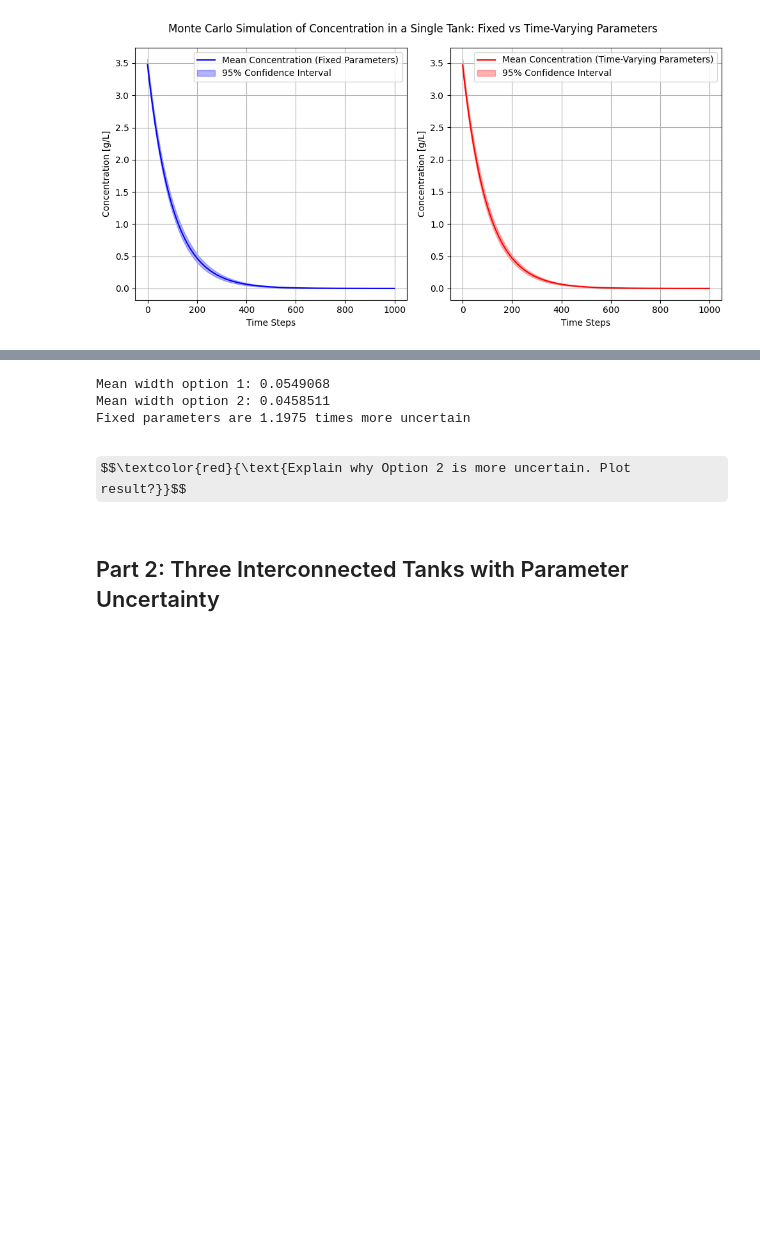
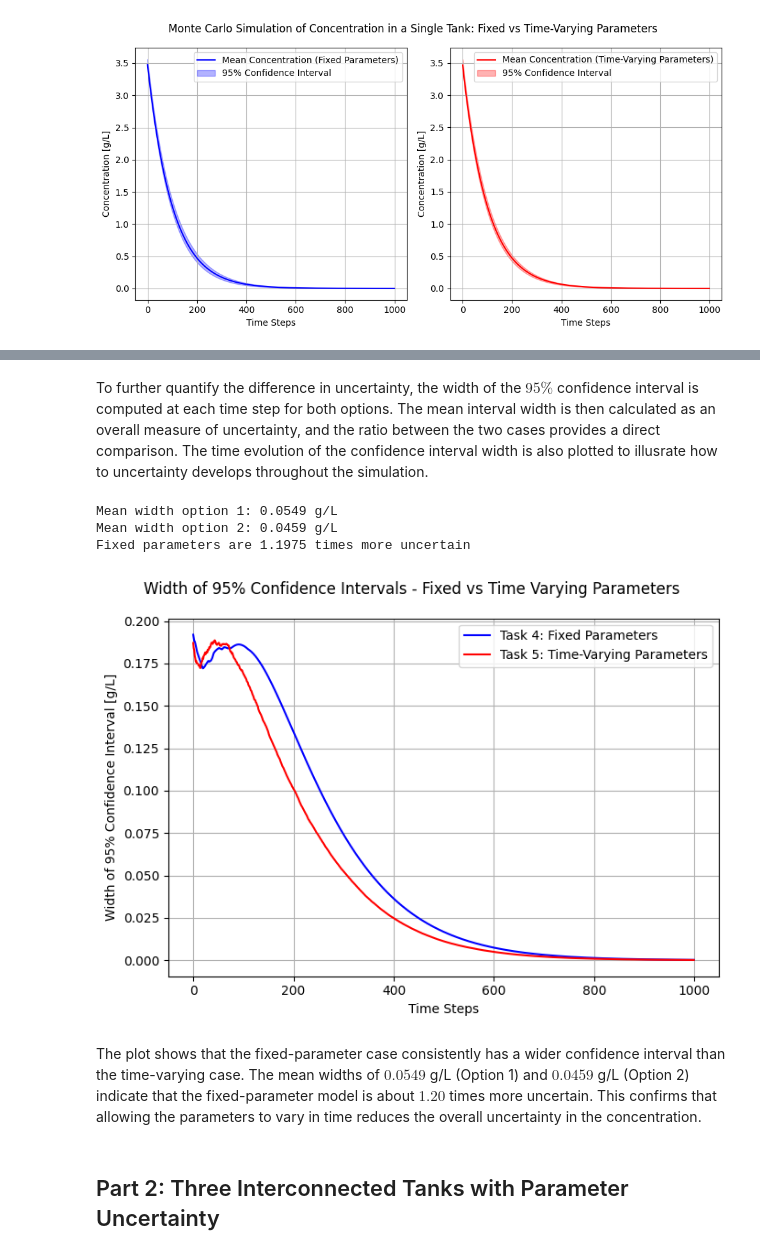
Before and after one commit to simengaasland/MOD510-Projects, a Jupyter notebook: Project 4/Project4_Report.ipynb, the cells around one changed output, grey strips where cells are left out. Saved outputs shown, nothing was run; the diff lists cells and outputs as text; code cells hidden in the pictures; some formulas as TeX source; blank space fills up the shorter version.

```diff
--- a/Project 4/Project4_Report.ipynb
+++ b/Project 4/Project4_Report.ipynb
@@ -354,3 +356,5 @@ $$\textcolor{red}{\text{Compare the two. What is different, and why?}}$$
+# %% [markdown]
+To further quantify the difference in uncertainty, the width of the $95\%$ confidence interval is computed at each time step for both options. The mean interval width is then calculated as an overall measure of uncertainty, and the ratio between the two cases provides a direct comparison. The time evolution of the confidence interval width is also plotted to illusrate how to uncertainty develops throughout the simulation.
 # %%
 width_op1 = ci_upper_op1[0] - ci_lower_op1[0]
 width_op2 = ci_upper_op2[0] - ci_lower_op2[0]
@@ -358,15 +362,31 @@ width_op2 = ci_upper_op2[0] - ci_lower_op2[0]
 mean_width_op1 = np.mean(width_op1)
 mean_width_op2 = np.mean(width_op2)
 
-print(f'Mean width option 1: {mean_width_op1:.7f}')
-print(f'Mean width option 2: {mean_width_op2:.7f}')
+print(f'Mean width option 1: {mean_width_op1:.4f} g/L')
+print(f'Mean width option 2: {mean_width_op2:.4f} g/L')
 print(f'Fixed parameters are {mean_width_op1/ mean_width_op2:.4f} times more uncertain')
 # %% [output]
-Mean width option 1: 0.0549068
-Mean width option 2: 0.0458511
+Mean width option 1: 0.0549 g/L
+Mean width option 2: 0.0459 g/L
 Fixed parameters are 1.1975 times more uncertain
-# %% [markdown]
-$$\textcolor{red}{\text{Explain why Option 2 is more uncertain. Plot result?}}$$
+# %%
+plt.figure(figsize=(7, 5))
+
+plt.plot(time_steps, width_op1, color = 'blue',label = 'Task 4: Fixed Parameters')
+plt.plot(time_steps, width_op2, color = 'red', label = 'Task 5: Time-Varying Parameters')
+plt.legend()
+plt.ylabel('Width of 95% Confidence Interval [g/L]')
+plt.xlabel('Time Steps')
+plt.grid()
+
+
+plt.suptitle('Width of 95% Confidence Intervals - Fixed vs Time Varying Parameters')
+plt.tight_layout()
+plt.show()
+# %% [output]
+[figure, added]
+# %% [markdown]
+The plot shows that the fixed-parameter case consistently has a wider confidence interval than the time-varying case. The mean widths of $0.0549$ g/L (Option 1) and $0.0459$ g/L (Option 2) indicate that the fixed-parameter model is about $1.20$ times more uncertain. This confirms that allowing the parameters to vary in time reduces the overall uncertainty in the concentration.
 # %% [markdown]
 ## Part 2: Three Interconnected Tanks with Parameter Uncertainty
 # %% [markdown]
```
Also changed, not shown: parts of 6 cells of this notebook.
